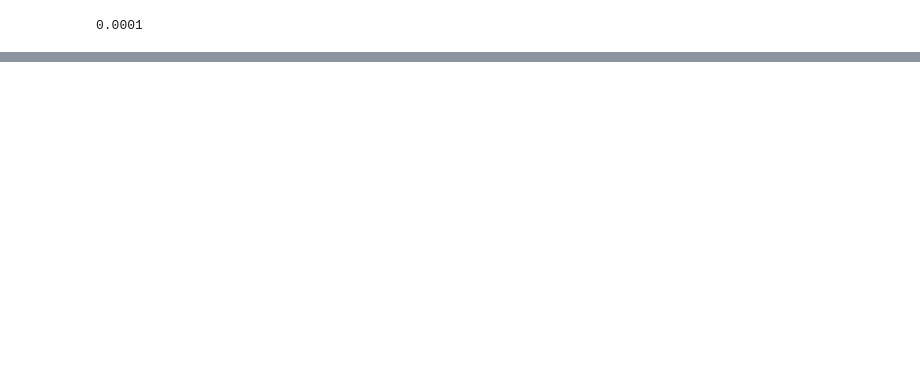
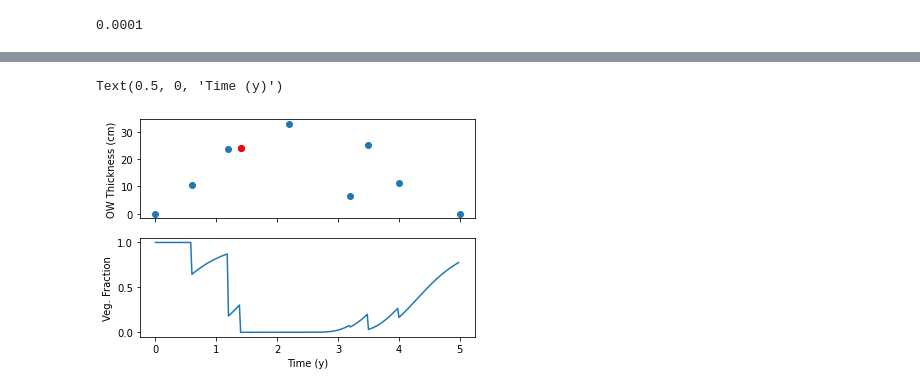
Before and after one commit to csherwood-usgs/Dorian_recovery, a Jupyter notebook: growth_model.ipynb, the cells around one changed output, grey strips where cells are left out. Drawn from its saved outputs; the diff is of its cells as text; code cells hidden in the pictures; blank space fills up the shorter version.

```diff
--- a/growth_model.ipynb
+++ b/growth_model.ipynb
@@ -118,0 +142,33 @@ axs[1].plot(owt,1-owthick/100,'o')
+# %%
+def flatten_list(xss):
+    # https://stackoverflow.com/questions/952914/how-do-i-make-a-flat-list-out-of-a-list-of-lists
+    return [x for xs in xss for x in xs]
+
+A = 1.
+k = 2.
+dt = .02
+t = []
+W = []
+
+for i in np.arange(len(owt)-1):
+    # make ts array for i to i+1
+    ti = np.arange(owt[i], owt[i+1], dt )
+
+    if i==0:
+        W0 = 1.
+        k=2.
+    else:
+        if etype[i]==1:
+            W0 = 1.e-6
+            k=.5
+        else:
+            W0 = Wi[-1]*Wt[i]
+            k=2.
+    #print(W0)
+
+    Wi = np.squeeze( odeint(gompertz, W0, ti, args=(k, A)) )
+    t.append( ti.tolist() )
+    W.append( Wi.tolist() )
+
+t = flatten_list(t)
+W = flatten_list(W)
@@ -118,0 +184,11 @@ axs[1].plot(owt,1-owthick/100,'o')
+# %%
+fig, axs = plt.subplots(2,1, sharex = True)
+axs[0].plot(owt,owthick,'o')
+axs[0].plot(owt[int(np.argwhere(etype==1))], owthick[int(np.argwhere(etype==1))], 'or')
+axs[0].set_ylabel('OW Thickness (cm)')
+axs[1].plot(t,W)
+axs[1].set_ylabel('Veg. Fraction')
+axs[1].set_xlabel('Time (y)')
+# %% [output]
+Text(0.5, 0, 'Time (y)')
+[figure, added]
```
Also changed, not shown: parts of 8 cells of this notebook.
